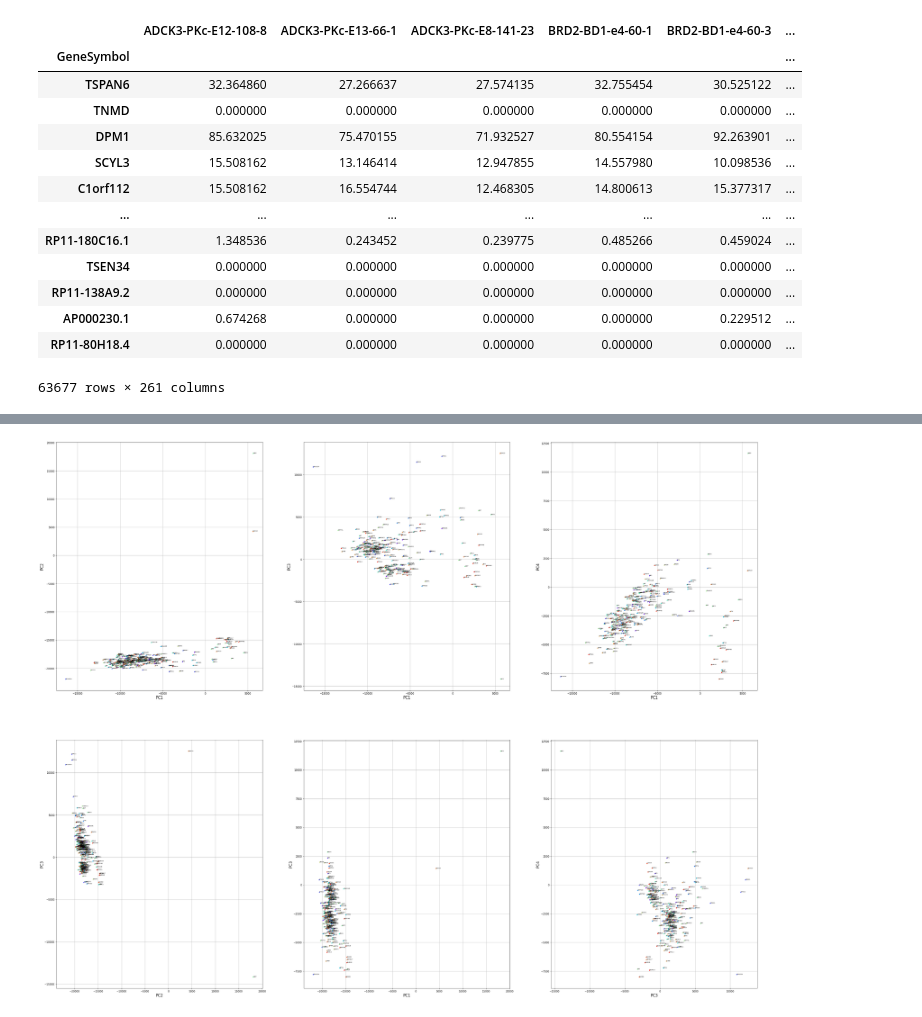
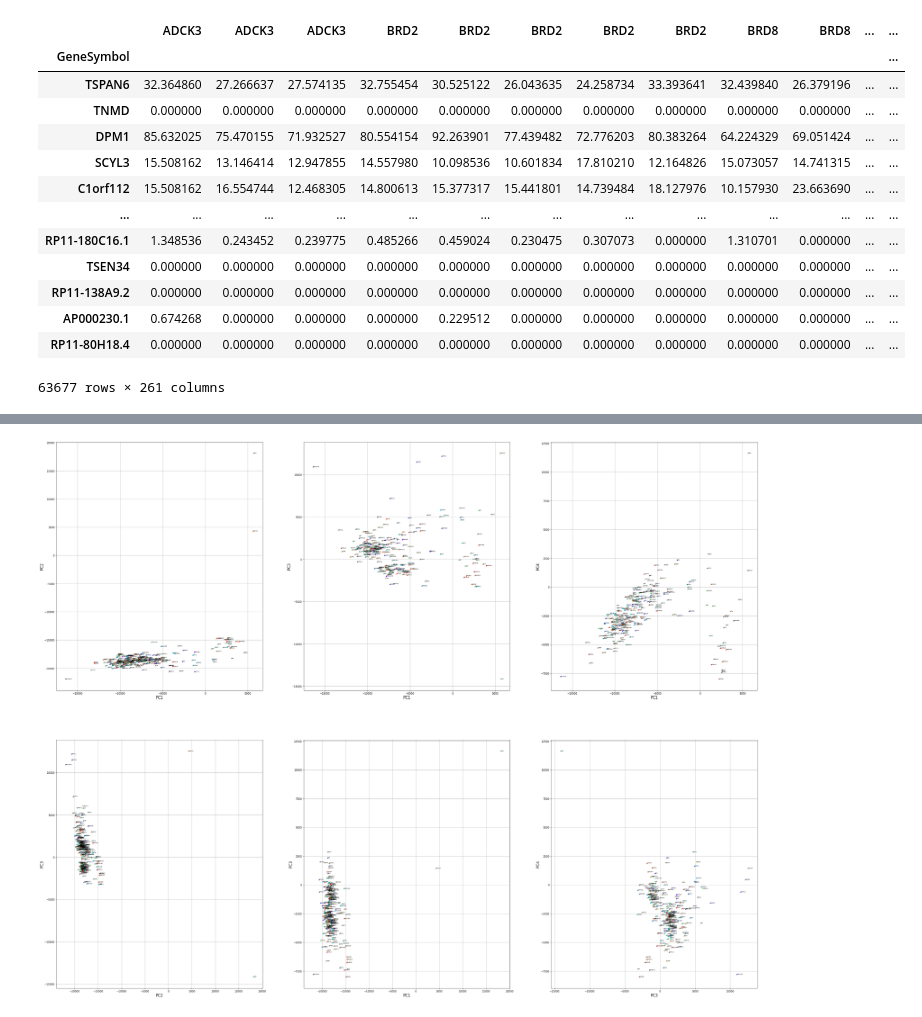
Before and after one commit to meyer-lab/DE-learning, a Jupyter notebook: de/scratchwork.ipynb, the cells around one changed output, grey strips where cells are left out. Saved outputs shown, nothing was run; the diff lists cells and outputs as text; code cells hidden in the pictures.

```diff
--- a/de/importData.ipynb
+++ b/de/scratchwork.ipynb
@@ -10,21 +12,22 @@ def importRNAseqKO():
     return data
-# %%
-data = importRNAseqKO()
-data
-# %% [output]
-|  | ADCK3-PKc-E12-108-8 | ADCK3-PKc-E13-66-1 | ADCK3-PKc-E8-141-23 | BRD2-BD1-e4-60-1 | BRD2-BD1-e4-60-3 | ... |
-| GeneSymbol |  |  |  |  |  | ... |
-| TSPAN6 | 32.364860 | 27.266637 | 27.574135 | 32.755454 | 30.525122 | ... |
-| TNMD | 0.000000 | 0.000000 | 0.000000 | 0.000000 | 0.000000 | ... |
-| DPM1 | 85.632025 | 75.470155 | 71.932527 | 80.554154 | 92.263901 | ... |
-| SCYL3 | 15.508162 | 13.146414 | 12.947855 | 14.557980 | 10.098536 | ... |
-| C1orf112 | 15.508162 | 16.554744 | 12.468305 | 14.800613 | 15.377317 | ... |
-| ... | ... | ... | ... | ... | ... | ... |
-| RP11-180C16.1 | 1.348536 | 0.243452 | 0.239775 | 0.485266 | 0.459024 | ... |
-| TSEN34 | 0.000000 | 0.000000 | 0.000000 | 0.000000 | 0.000000 | ... |
-| RP11-138A9.2 | 0.000000 | 0.000000 | 0.000000 | 0.000000 | 0.000000 | ... |
-| AP000230.1 | 0.674268 | 0.000000 | 0.000000 | 0.000000 | 0.229512 | ... |
-| RP11-80H18.4 | 0.000000 | 0.000000 | 0.000000 | 0.000000 | 0.000000 | ... |
-63677 rows × 261 columns
+# %%
+data = importRNAseqKO()
+data_combined = data.groupby(by=data.columns, axis=1).mean()
+data
+# %% [output]
+|  | ADCK3 | ADCK3 | ADCK3 | BRD2 | BRD2 | BRD2 | BRD2 | BRD2 | BRD8 | BRD8 | ... | ... |
+| GeneSymbol |  |  |  |  |  |  |  |  |  |  |  | ... |
+| TSPAN6 | 32.364860 | 27.266637 | 27.574135 | 32.755454 | 30.525122 | 26.043635 | 24.258734 | 33.393641 | 32.439840 | 26.379196 | ... | ... |
+| TNMD | 0.000000 | 0.000000 | 0.000000 | 0.000000 | 0.000000 | 0.000000 | 0.000000 | 0.000000 | 0.000000 | 0.000000 | ... | ... |
+| DPM1 | 85.632025 | 75.470155 | 71.932527 | 80.554154 | 92.263901 | 77.439482 | 72.776203 | 80.383264 | 64.224329 | 69.051424 | ... | ... |
+| SCYL3 | 15.508162 | 13.146414 | 12.947855 | 14.557980 | 10.098536 | 10.601834 | 17.810210 | 12.164826 | 15.073057 | 14.741315 | ... | ... |
+| C1orf112 | 15.508162 | 16.554744 | 12.468305 | 14.800613 | 15.377317 | 15.441801 | 14.739484 | 18.127976 | 10.157930 | 23.663690 | ... | ... |
+| ... | ... | ... | ... | ... | ... | ... | ... | ... | ... | ... | ... | ... |
+| RP11-180C16.1 | 1.348536 | 0.243452 | 0.239775 | 0.485266 | 0.459024 | 0.230475 | 0.307073 | 0.000000 | 1.310701 | 0.000000 | ... | ... |
+| TSEN34 | 0.000000 | 0.000000 | 0.000000 | 0.000000 | 0.000000 | 0.000000 | 0.000000 | 0.000000 | 0.000000 | 0.000000 | ... | ... |
+| RP11-138A9.2 | 0.000000 | 0.000000 | 0.000000 | 0.000000 | 0.000000 | 0.000000 | 0.000000 | 0.000000 | 0.000000 | 0.000000 | ... | ... |
+| AP000230.1 | 0.674268 | 0.000000 | 0.000000 | 0.000000 | 0.229512 | 0.000000 | 0.000000 | 0.000000 | 0.000000 | 0.000000 | ... | ... |
+| RP11-80H18.4 | 0.000000 | 0.000000 | 0.000000 | 0.000000 | 0.000000 | 0.000000 | 0.000000 | 0.000000 | 0.000000 | 0.000000 | ... | ... |
+63677 rows × 261 columns
 # %%
 import matplotlib.pyplot as plt
```
Also changed, not shown: parts of 7 cells of this notebook, 14 other files.
